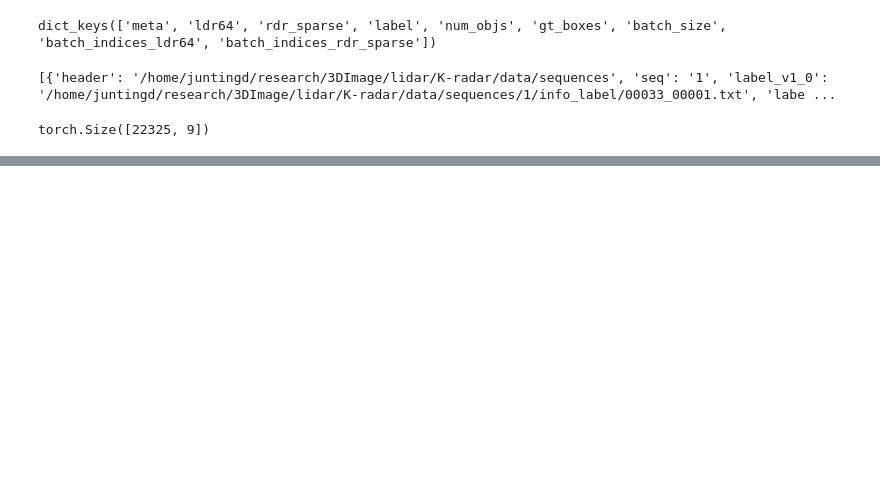
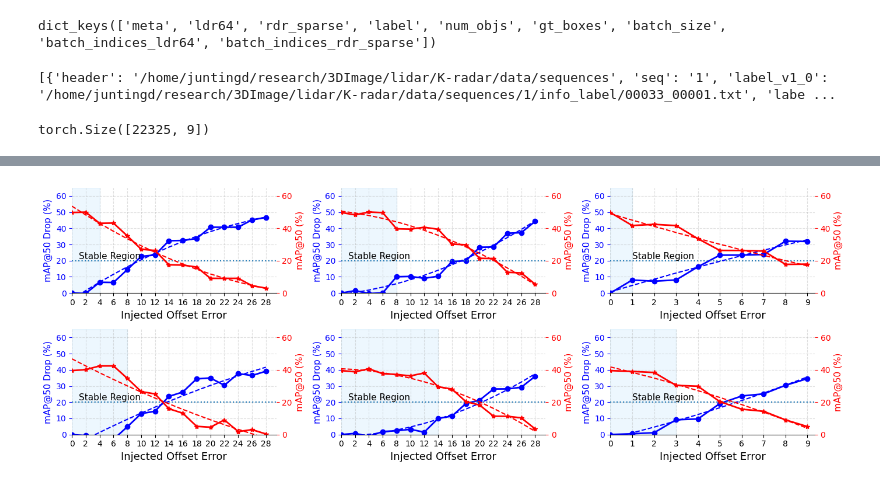
Before and after one commit to juntingdeng/K-Radar, a Jupyter notebook: geo_test.ipynb, the cells around one changed output, grey strips where cells are left out. Saved outputs shown, nothing was run; the diff lists cells and outputs as text; code cells hidden in the pictures; blank space fills up the shorter version.

```diff
--- a/geo_test.ipynb
+++ b/geo_test.ipynb
@@ -313,0 +387,81 @@ ax3.set_aspect('equal')
+# %%
+steps_xyz = [2, 2, 1]
+ranges_xyz = [30, 30, 10]
+offsets_x = np.arange(0, ranges_xyz[0], steps_xyz[0])
+offsets_y = np.arange(0, ranges_xyz[1], steps_xyz[1])
+offsets_z = np.arange(0, ranges_xyz[2], steps_xyz[2])
+offsets = [offsets_x, offsets_y, offsets_z]
+
+dxs = [(x, 0, 0) for x in offsets_x]
+dys = [(0, y, 0) for y in offsets_y]
+dzs = [(0, 0, z) for z in offsets_z]
+
+fig, ax = plt.subplots(2, 3, figsize=(14, 5))
+
+ylim = 85 if set == 'train' else 65
+mods = ['BEV', '3D']
+conf = 0.3
+stable_regions = [[2, 4, 1], [4, 7, 3]]
+ax_twins = [[None]*3, [None]*3]
+for mi, mod in enumerate(mods):
+    # for ci, conf in enumerate(confs):
+    for di, dx_cfgs in enumerate([dxs, dys, dzs]):
+        acc_dx = []
+        # print(dx_cfg)
+        for cfgi, dx_cfg in enumerate(dx_cfgs):
+            if dx_cfg not in res or not res[dx_cfg]:
+                print(f'cfg {dx_cfg} not available')
+                continue
+            acc_dx.append(res[dx_cfg][mod][conf])
+
+        acc_dx_0 = [acc_dx[0] - acc_dx[i] for i in range(len(acc_dx))]
+        acc_dx_last = [acc_dx[i] - acc_dx[i+1] for i in range(len(acc_dx)-1)]
+        print(acc_dx_0)
+        # plt.figure(figsize=(6,4))
+        ax[mi][di].plot(offsets[di], acc_dx_0, color='b',
+                marker='o',
+                linewidth=2,
+                markersize=6)
+        ax[mi][di].set_xlabel("Injected Offset Error", fontsize=13)
+        ax[mi][di].set_ylabel("mAP@50 Drop (%)", fontsize=11, color='b')
+
+        ax[mi][di].grid(True, linestyle='--', alpha=0.4)
+        ax[mi][di].set_xticks(offsets[di])
+        ax[mi][di].set_yticks(np.arange(0, 65, 10))
+        ax[mi][di].tick_params(axis='y', colors='b')
+        ax[mi][di].set_xlim([0, ranges_xyz[di]-steps_xyz[di]/4]) if di != 2 else ax[mi][di].set_xlim([0, ranges_xyz[di]-steps_xyz[di]/1.5])
+        ax[mi][di].set_ylim([0, ylim])
+
+        for spine in ['top','right']:
+            plt.gca().spines[spine].set_visible(False)
+
+        ax[mi][di].axvspan(0, steps_xyz[di]*stable_regions[mi][di], alpha=0.15, color='lightskyblue')
+        ax[mi][di].text(1, 21, "Stable Region", fontsize=11)
+        ax[mi][di].axhline(20, linestyle=':', linewidth=1.5)
+        ax[mi][di].spines["top"].set_visible(False)
+        ax[mi][di].spines["right"].set_visible(False)
+        ax[mi][di].spines["left"].set_visible(False)
+        ax[mi][di].spines["bottom"].set_visible(False)
+
+        z = np.polyfit(offsets[di], acc_dx_0, 2)
+        p = np.poly1d(z)
+        ax[mi][di].plot(offsets[di], p(offsets[di]), 'b--')
+
+        ax_twins[mi][di] = ax[mi][di].twinx()
+        ax_twins[mi][di].plot(offsets[di], acc_dx, color= 'r',
+                marker='*',
+                linewidth=2,
+                markersize=6)
+        z = np.polyfit(offsets[di], acc_dx, 2)
+        p = np.poly1d(z)
+        ax_twins[mi][di].plot(offsets[di], p(offsets[di]), 'r--')
+        ax_twins[mi][di].set_ylabel("mAP@50 (%)", fontsize=11, color='r')
+        ax_twins[mi][di].tick_params(axis='y', colors='r')
+        ax_twins[mi][di].set_ylim([0, ylim])
+        ax_twins[mi][di].spines["top"].set_visible(False)
+        ax_twins[mi][di].spines["right"].set_visible(False)
+        ax_twins[mi][di].spines["left"].set_visible(False)
+        # plt.plot(acc_dx_last)
+fig.tight_layout()
+fig.savefig('test.svg')
+# %% [output]
@@ -313,0 +474 @@ ax3.set_aspect('equal')
+[figure, added]
```
Also changed, not shown: parts of 15 cells of this notebook, 9 other files.
